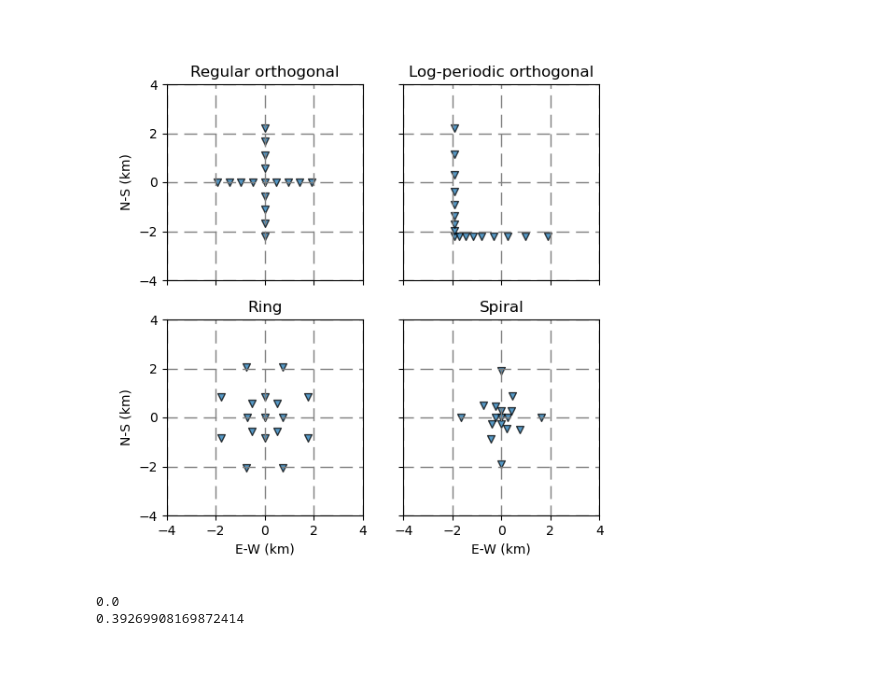
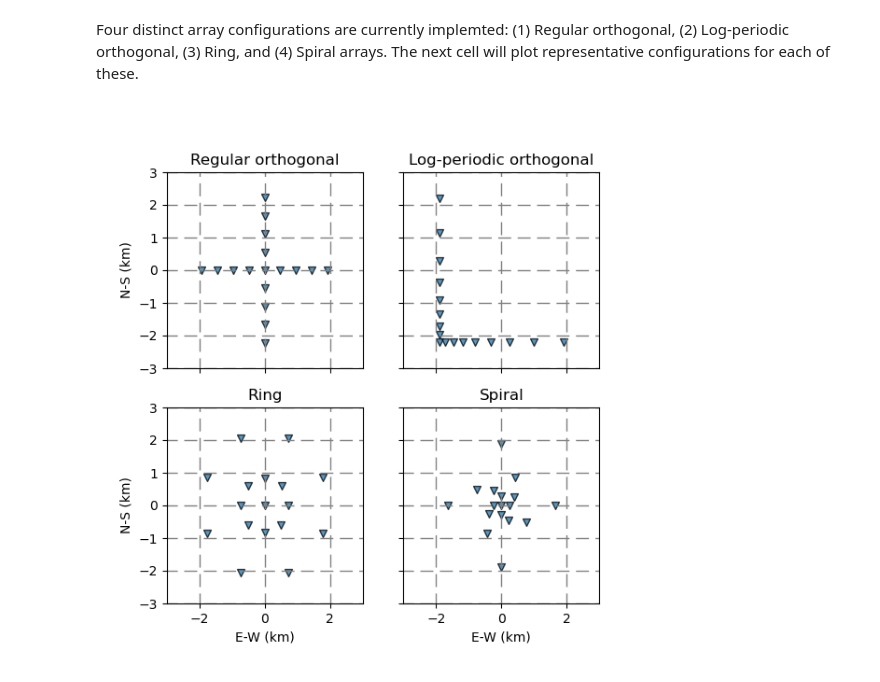
Before and after one commit to malcolmw/SZ4D_mini-arrays, a Jupyter notebook: build_array_geometry.ipynb, the cells around one changed output. Saved outputs shown, nothing was run; the diff lists cells and outputs as text; code cells hidden in the pictures.

```diff
--- a/build_array_geometry.ipynb
+++ b/build_array_geometry.ipynb
@@ -254,6 +237,8 @@ def convert_coordinates(geom):
         geom.loc[i, 'y'] = dy
 
     return geom
+# %% [markdown]
+Four distinct array configurations are currently implemted: (1) Regular orthogonal, (2) Log-periodic orthogonal, (3) Ring, and (4) Spiral arrays. The next cell will plot representative configurations for each of these.
 # %%
 lon_0, lat_0 = -71.4, -30.5
 
@@ -261,7 +246,7 @@ plt.close('all')
 
 geoms = {
     'Regular orthogonal': build_cross_antenna_geometry(lon_0, lat_0, 8, 8, 0.005, 0.005),
-    'Log-periodic orthogonal': build_lp_cross_antenna_geometry(lon_0, lat_0, 8, 8, 0.002, 0.002, 1.25, 1.25, recenter=True),
+    'Log-periodic orthogonal': build_lp_ortho_antenna_geometry(lon_0, lat_0, 8, 8, 0.002, 0.002, 1.25, 1.25, recenter=True),
     'Ring': build_ring_antenna_geometry(lon_0, lat_0, 8, [0.0075, 0.02]),
     'Spiral': build_spiral_antenna_geometry(lon_0, lat_0, 4, 4, 0.0025)
 }
@@ -269,44 +254,33 @@ geoms = {
 fig, axes = plt.subplots(
     figsize=(6,6),
     nrows=2,
     ncols=2,
     sharex=True,
     sharey=True
 )
 
 for label, ax in zip(geoms, axes.flatten()):
     geom = geoms[label]
     ax.scatter(
         geom['x'],
         geom['y'],
         s=32,
         marker='v',
         edgecolor='k',
         facecolor='tab:blue',
         alpha=0.75
     )
     ax.set_aspect(1)
     ax.set_title(label)
 
 for ax in axes[:, 0]:
     ax.set_ylabel('N-S (km)')
 for ax in axes[1]:
     ax.set_xlabel('E-W (km)')
 
 for ax in axes.flatten():
     ax.grid(color='gray', ls=(2, (10, 5)), lw=1)
-    ax.set_xlim(-4, 4)
-    ax.set_ylim(-4, 4)
+    ax.set_xlim(-3, 3)
+    ax.set_ylim(-3, 3)
 # %% [output]
-[figure, old version]
+[figure, new version]
-# %%
-
-geoms = dict(
-    cross=build_cross_antenna_geometry(lon_0, lat_0, 8, 8, 0.005, 0.005),
-    ring=build_ring_antenna_geometry(lon_0, lat_0, 8, [0.0075, 0.02]),
-    spiral=build_spiral_antenna_geometry(lon_0, lat_0, 4, 4, 0.005)
-)
-labels = ('Cross', 'Ring', 'Spiral')
-# %% [output]
-0.0
-0.39269908169872414
```
Also changed, not shown: parts of 9 cells of this notebook, 2 other files.
